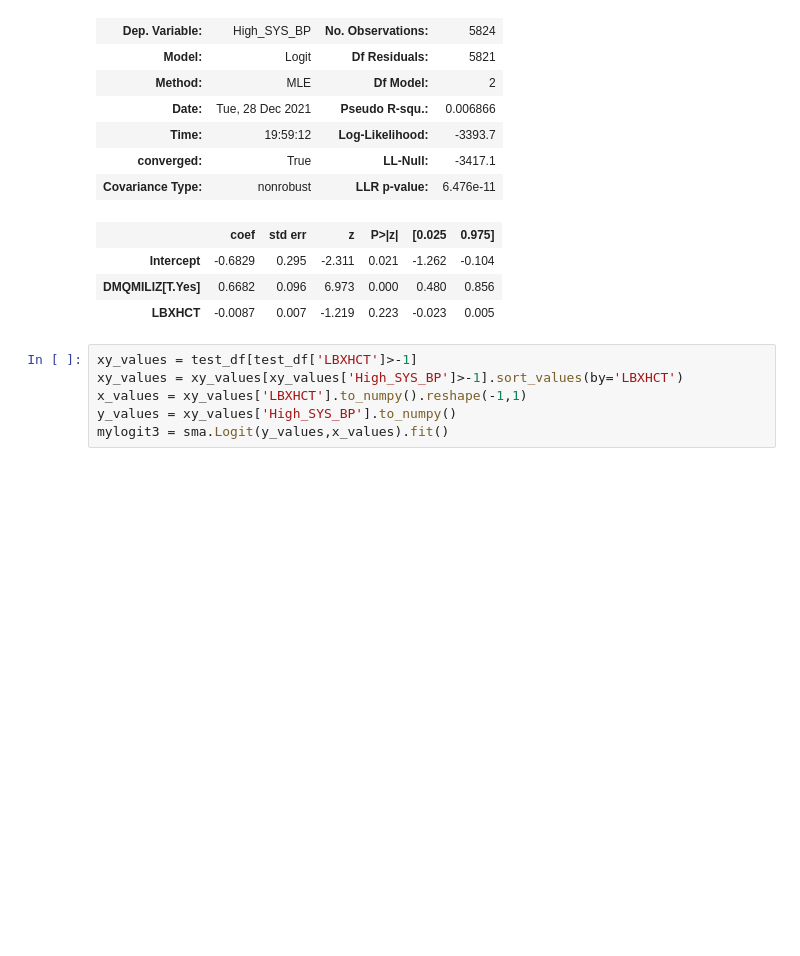
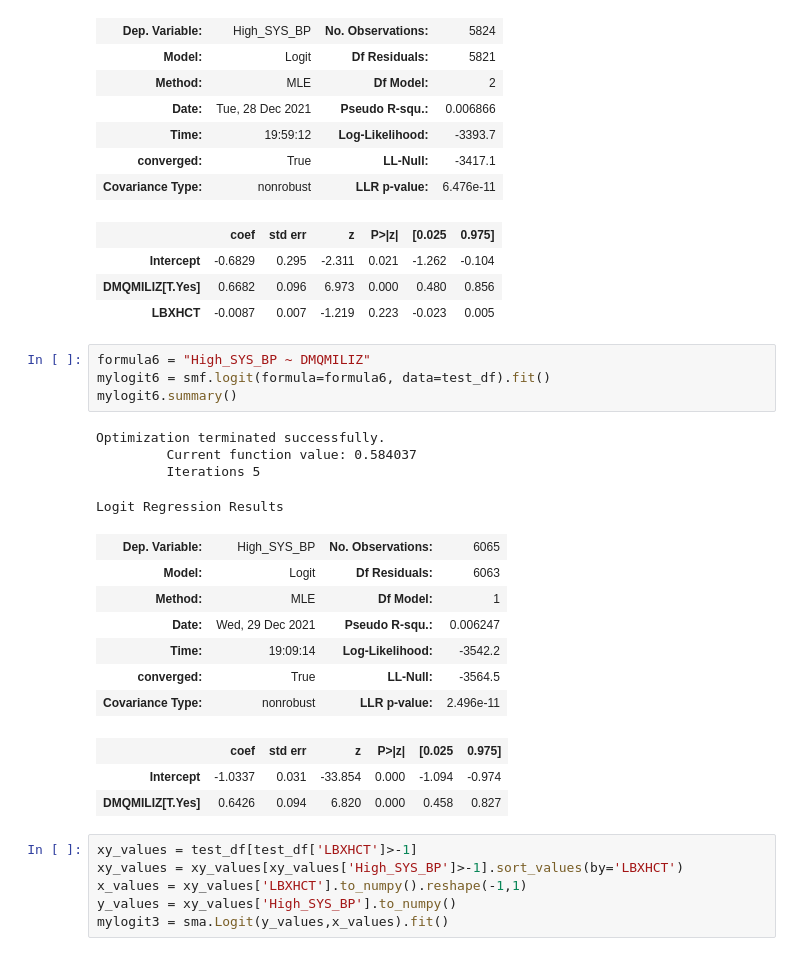
Before and after one commit to noodleybroodley/Final-Capstone, a Jupyter notebook: notebooks/test.ipynb, the cells around one changed output. Cells and saved outputs as stored; diff of their text form; blank space fills up the shorter version.

```diff
--- a/notebooks/test.ipynb
+++ b/notebooks/test.ipynb
@@ -323,6 +317,25 @@ Logit Regression Results
 | Intercept | -0.6829 | 0.295 | -2.311 | 0.021 | -1.262 | -0.104 |
 | DMQMILIZ[T.Yes] | 0.6682 | 0.096 | 6.973 | 0.000 | 0.480 | 0.856 |
 | LBXHCT | -0.0087 | 0.007 | -1.219 | 0.223 | -0.023 | 0.005 |
+# %%
+formula6 = "High_SYS_BP ~ DMQMILIZ"
+mylogit6 = smf.logit(formula=formula6, data=test_df).fit()
+mylogit6.summary()
+# %% [output]
+Optimization terminated successfully.
+         Current function value: 0.584037
+         Iterations 5
+Logit Regression Results
+| Dep. Variable: | High_SYS_BP | No. Observations: | 6065 |
+| Model: | Logit | Df Residuals: | 6063 |
+| Method: | MLE | Df Model: | 1 |
+| Date: | Wed, 29 Dec 2021 | Pseudo R-squ.: | 0.006247 |
+| Time: | 19:09:14 | Log-Likelihood: | -3542.2 |
+| converged: | True | LL-Null: | -3564.5 |
+| Covariance Type: | nonrobust | LLR p-value: | 2.496e-11 |
+|  | coef | std err | z | P>|z| | [0.025 | 0.975] |
+| Intercept | -1.0337 | 0.031 | -33.854 | 0.000 | -1.094 | -0.974 |
+| DMQMILIZ[T.Yes] | 0.6426 | 0.094 | 6.820 | 0.000 | 0.458 | 0.827 |
 # %%
 xy_values = test_df[test_df['LBXHCT']>-1]
 xy_values = xy_values[xy_values['High_SYS_BP']>-1].sort_values(by='LBXHCT')
```
Also changed, not shown: parts of 7 cells of this notebook.
